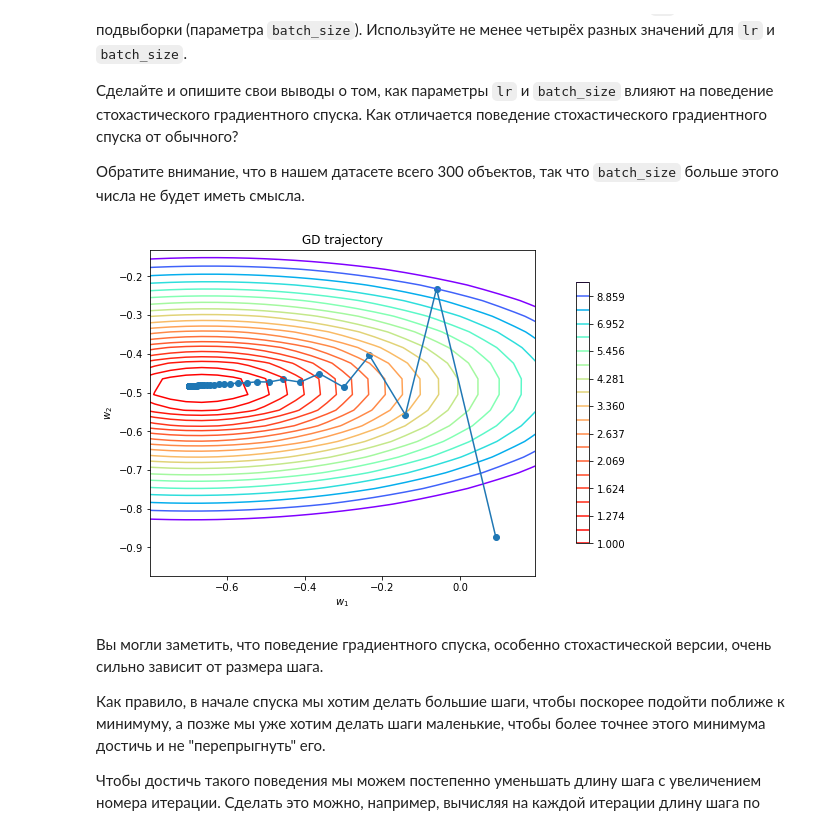
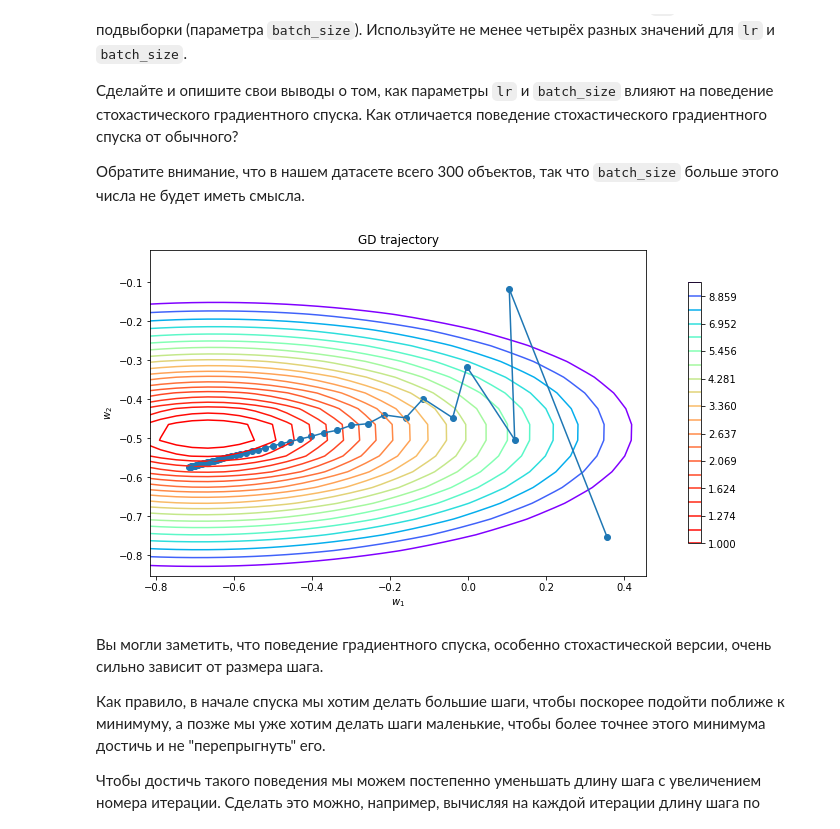
Before and after one commit to sliemilya/IAD_Ilya_Golubev, a Jupyter notebook: hw05_gd.ipynb, the cells around one changed output. Cells and saved outputs as stored; diff of their text form; code cells hidden in the pictures.

```diff
--- a/hw05_gd.ipynb
+++ b/hw05_gd.ipynb
@@ -344,13 +344,13 @@ def stochastic_gradient_descent(w_init: np.ndarray, X: np.ndarray, y: np.ndarray
 
 Обратите внимание, что в нашем датасете всего 300 объектов, так что `batch_size` больше этого числа не будет иметь смысла.
 # %%
-batch_size = 100
+batch_size = 10
 n_iter = 50
 lr = 0.01
 w_list = stochastic_gradient_descent(w_init, X, y, loss, lr, batch_size, n_iter)
 plot_gd(w_list, X, y, loss)
 # %% [output]
-[figure, old version]
+[figure, new version]
 # %% [markdown]
 Вы могли заметить, что поведение градиентного спуска, особенно стохастической версии, очень сильно зависит от размера шага.
 
```
Also changed, not shown: parts of 10 cells of this notebook.
